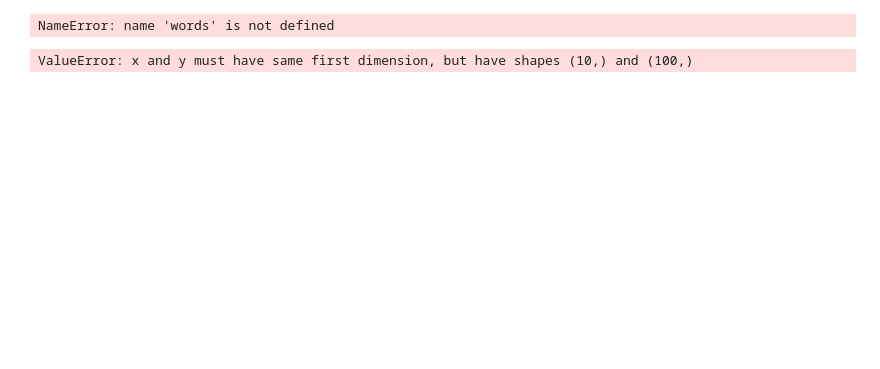
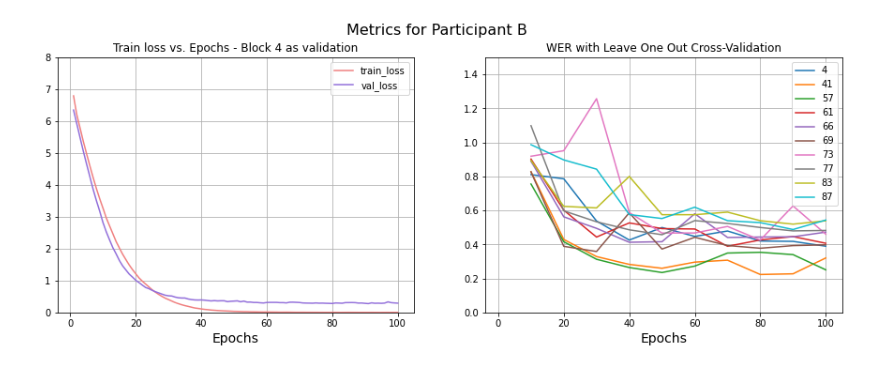
Before and after one commit to akamsali/ecog2txt-pytorch, a Jupyter notebook: notebooks/experiments_pytorch_transformer.ipynb, the cells around one changed output. Drawn from its saved outputs; the diff is of its cells as text; code cells hidden in the pictures; blank space fills up the shorter version.

```diff
--- a/notebooks/experiments_pytorch_transformer.ipynb
+++ b/notebooks/experiments_pytorch_transformer.ipynb
@@ -1,10 +1,10 @@
 # %%
-subject_id = "400"
+subject_id = "401"
 
-manifest_path="/home/amy/Documents/Research/Makin/ecog2txt-pytorch/conf/mocha-1_word_sequence.yaml"
+manifest_path="/scratch/gilbreth/akamsali/Research/Makin/ecog2txt-pytorch/conf/mocha-1_word_sequence.yaml"
 # %%
-from ecog2txt_pytorch.trainers.single_subject_without_cv import SingleSubjectTrainer
+from ecog2txt_pytorch.trainers.single_subject_trainer import SingleSubjectTrainer
 
 trainer = SingleSubjectTrainer(subject_id=subject_id, manifest_path=manifest_path)
 
-training_metrics = trainer.train_and_evaluate()
+words, training_metrics = trainer.train_and_evaluate()
@@ -15,6 +34,4 @@ with open('mocha1_leftout_metrics.json', 'w') as f:
     json.dump(training_metrics,f)
 # %%
-with open('mocha1_leftout_words.json', 'w') as fwords:
+with open('words.json', 'w') as fwords:
     json.dump(words, fwords)
-# %% [output]
-NameError: name 'words' is not defined
@@ -24,27 +38,32 @@ with open('mocha1_leftout_metrics.json', 'r') as fr:
+# %%
+import matplotlib.pyplot as plt
+import numpy as np
+
+
+a = training_metrics
+epochs = np.arange(1,101)
 # %%
-import matplotlib.pyplot as plt
-import numpy as np
-
-epochs = np.arange(1,101)
-
 fig, (ax0, ax2) = plt.subplots(nrows=1, ncols=2, sharex=True,
-                                    figsize=(15, 5))
-ax0.set_title('loss')
+                                figsize=(15, 5))
+ax0.set_title('Train loss vs. Epochs - Block 4 as validation')
 #print(a[block]['train_loss'])
-ax0.plot(epochs, a['train_loss'], color='lightcoral', label='train_loss')
-ax0.plot(epochs, a['val_loss'], color='mediumpurple', label='val_loss')
-ax0.set_ylim(0, 10)
+ax0.plot(epochs, a['4']['train_loss'], color='lightcoral', label='train_loss')
+ax0.plot(epochs, a['4']['val_loss'], color='mediumpurple', label='val_loss')
+ax0.set_ylim(0, 8.0)
 ax0.set_xlabel("Epochs", fontsize=14)
 ax0.legend()
 ax0.grid()
+ax2.set_title('WER with Leave One Out Cross-Validation')
 
-ax2.set_title('val_WER')
-ax2.plot(np.arange(1,11), a['val_WER'], color='black')
-ax2.set_ylim(0,1.0)
+for block in a:
+    ax2.plot(np.arange(1,11)*10, a[block]['val_WER'], label=block)
+
+ax2.set_ylim(0,1.5)
 ax2.set_xlabel("Epochs", fontsize=14)
+ax2.legend()
 ax2.grid()
-fig.suptitle("Metrics for Participant A - MOCHA-1 3-train and 23-val", fontsize=16)
 
+fig.suptitle("Metrics for Participant B", fontsize=16)
 plt.show()
 # %% [output]
-ValueError: x and y must have same first dimension, but have shapes (10,) and (100,)
+[figure, added]
```
Also changed, not shown: parts of 4 cells of this notebook, 13 other files.
